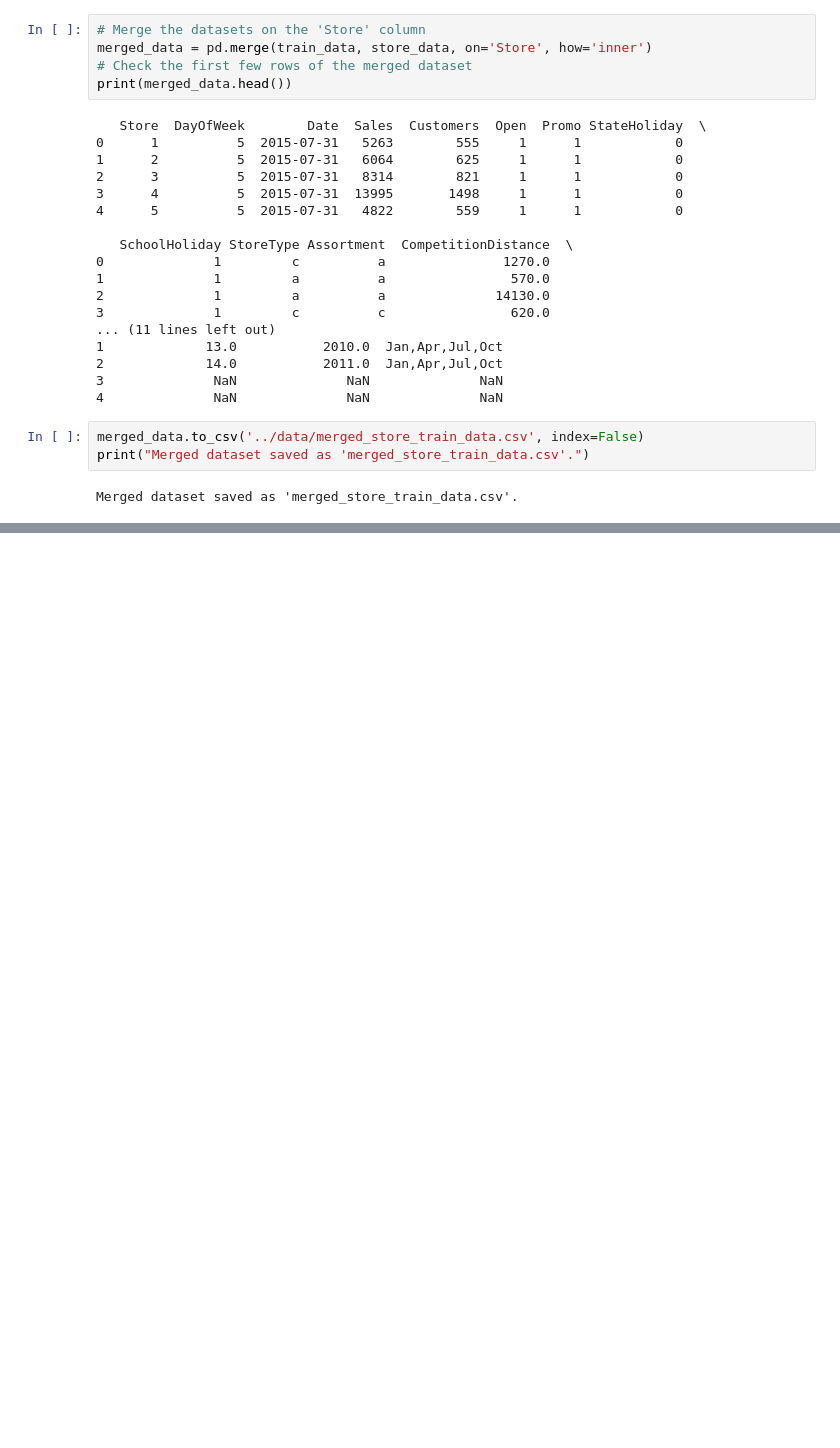
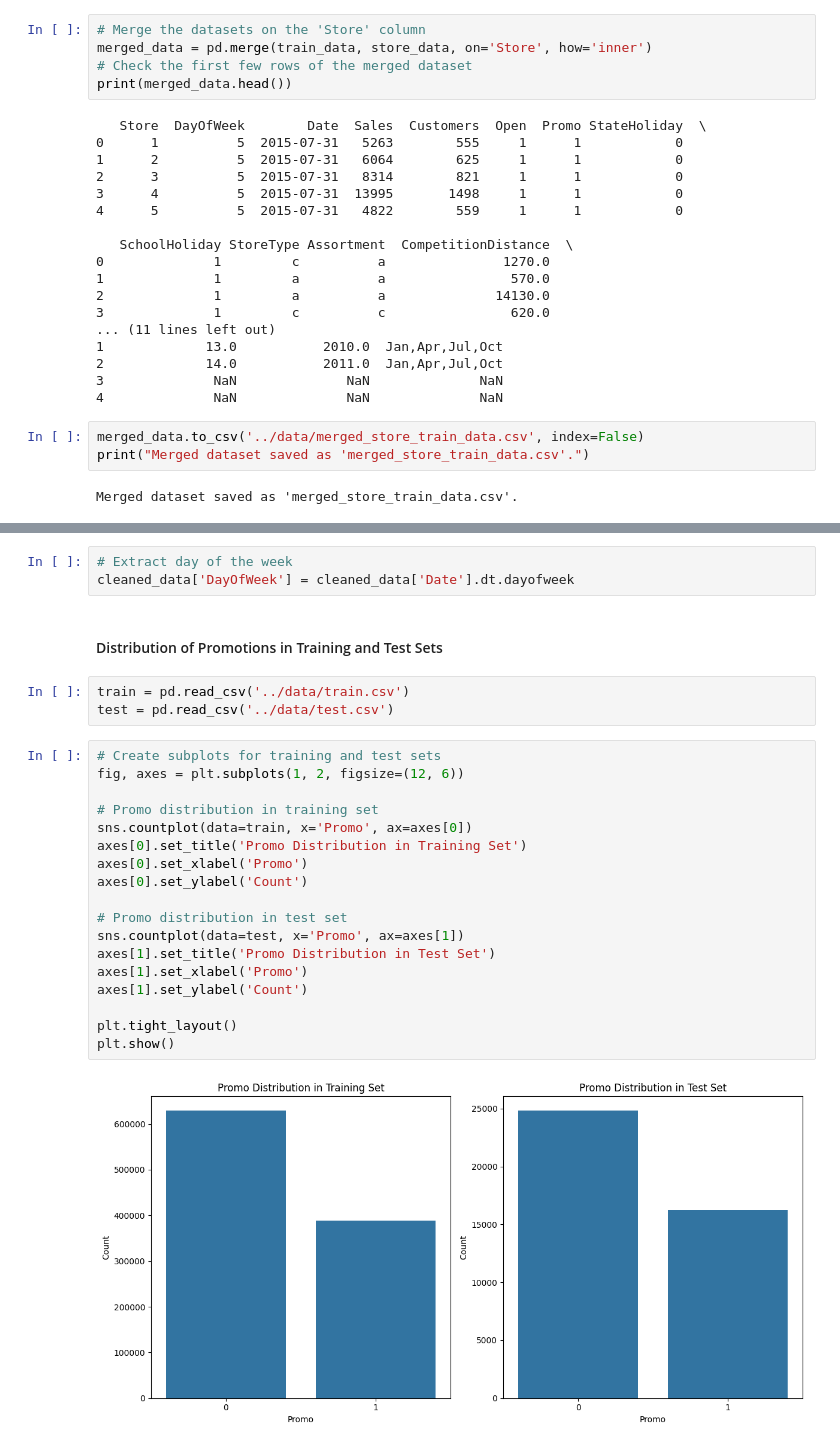
Before and after one commit to Liya-F/Kifiya-AI-MasteryW4, a Jupyter notebook: notebooks/EDA.ipynb, the cells around one changed output, grey strips where cells are left out. Cells and saved outputs as stored; diff of their text form; blank space fills up the shorter version.

```diff
--- a/notebooks/EDA.ipynb
+++ b/notebooks/EDA.ipynb
@@ -73,0 +201,28 @@ Merged dataset saved as 'merged_store_train_data.csv'.
+# %%
+# Extract day of the week
+cleaned_data['DayOfWeek'] = cleaned_data['Date'].dt.dayofweek
+# %% [markdown]
+#### Distribution of Promotions in Training and Test Sets
+# %%
+train = pd.read_csv('../data/train.csv')
+test = pd.read_csv('../data/test.csv')
+# %%
+# Create subplots for training and test sets
+fig, axes = plt.subplots(1, 2, figsize=(12, 6))
+
+# Promo distribution in training set
+sns.countplot(data=train, x='Promo', ax=axes[0])
+axes[0].set_title('Promo Distribution in Training Set')
+axes[0].set_xlabel('Promo')
+axes[0].set_ylabel('Count')
+
+# Promo distribution in test set
+sns.countplot(data=test, x='Promo', ax=axes[1])
+axes[1].set_title('Promo Distribution in Test Set')
+axes[1].set_xlabel('Promo')
+axes[1].set_ylabel('Count')
+
+plt.tight_layout()
+plt.show()
+# %% [output]
+[figure, added]
```
Also changed, not shown: parts of 30 cells of this notebook.
